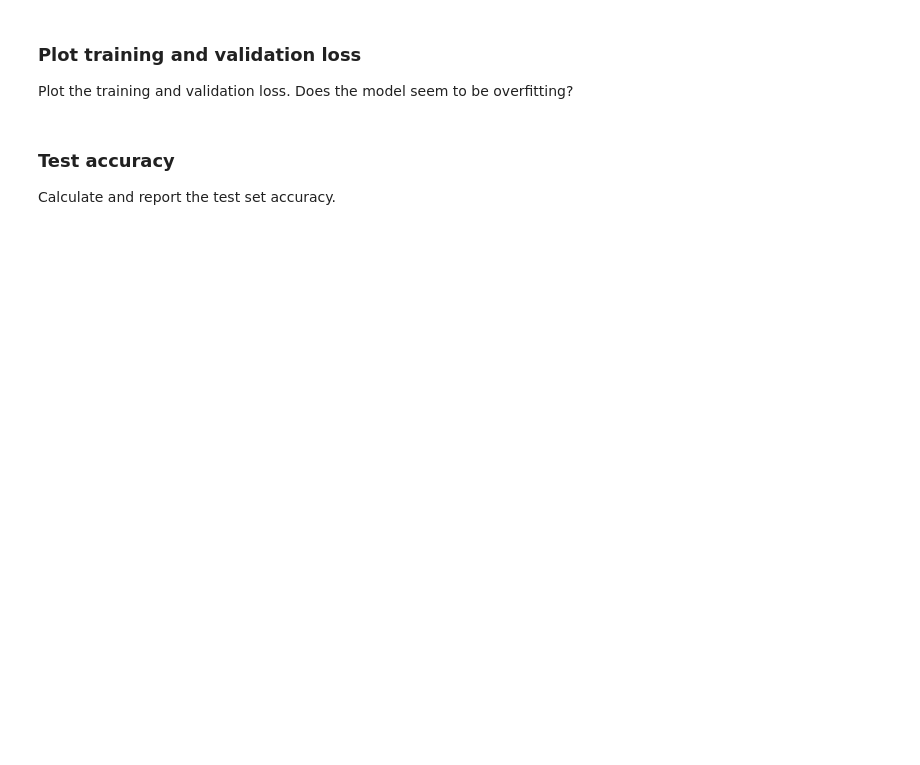
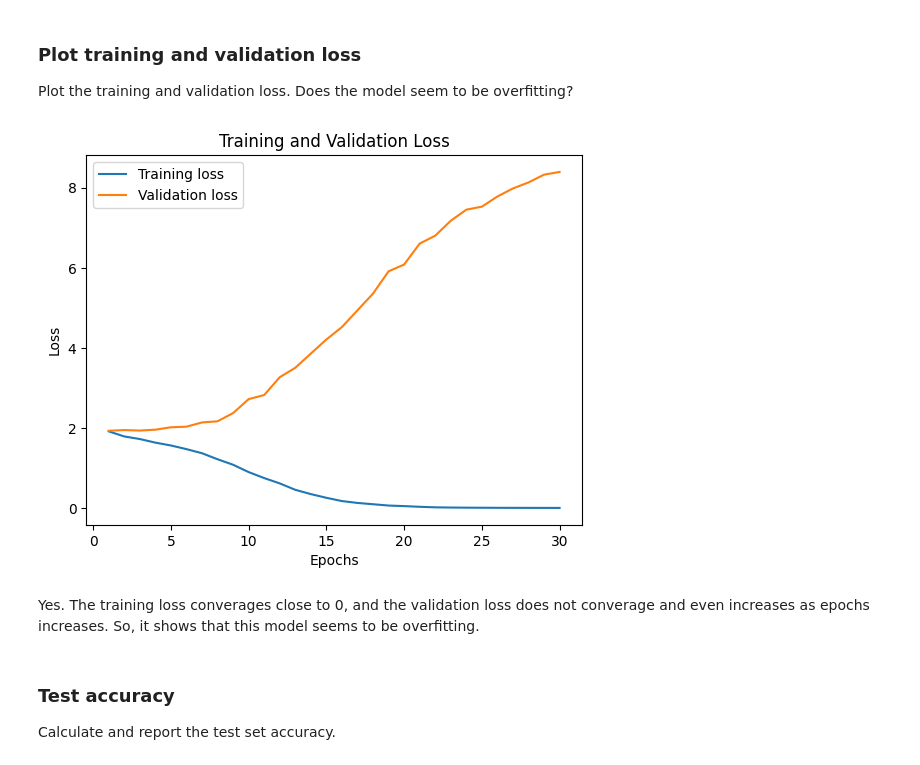
Before and after one commit to HQhanqiZHQ/DL_labs, a Jupyter notebook: ps2.ipynb, the cells around one changed output. Drawn from its saved outputs; the diff is of its cells as text; code cells hidden in the pictures; blank space fills up the shorter version.

Commit message:
update models and summary

```diff
--- a/ps2.ipynb
+++ b/ps2.ipynb
@@ -224,0 +223,24 @@ Be sure to choose appropriate numbers for the `steps_per_epoch` and `validation_
+# %%
+# Your code here
+# Define steps_per_epoch and validation_steps
+# Batch_size round up to the nearest integer
+steps_per_epoch = train_generator.samples // batch_size
+validation_steps = test_generator.samples // batch_size
+if train_generator.samples % batch_size != 0:
+    steps_per_epoch += 1
+if test_generator.samples % batch_size != 0:
+    validation_steps += 1
+
+tf.random.set_seed(42)
+# Compile the model
+model.compile(optimizer='adam',
+              loss='categorical_crossentropy',
+              metrics=['accuracy'])
+
+# Train the model
+history = model.fit(
+    train_generator,
+    steps_per_epoch=steps_per_epoch,
+    epochs=30,
+    validation_data=test_generator,
+    validation_steps=validation_steps)
@@ -230,3 +268,26 @@ Plot the training and validation loss. Does the model seem to be overfitting?
+# %%
+# Your code here
+import matplotlib.pyplot as plt
+
+# Extract the loss and validation loss
+train_loss = history.history['loss']
+val_loss = history.history['val_loss']
+
+# Extract the number of epochs
+epochs = range(1, len(train_loss) + 1)
+
+# Plot training and validation loss
+plt.plot(epochs, train_loss, label='Training loss')
+plt.plot(epochs, val_loss, label='Validation loss')
+plt.title('Training and Validation Loss')
+plt.xlabel('Epochs')
+plt.ylabel('Loss')
+plt.legend()
+plt.show()
+# %% [output]
+[figure, added]
+# %% [markdown]
+Yes. The training loss converages close to 0, and the validation loss does not converage and even increases as epochs increases. So, it shows that this model seems to be overfitting.
 # %% [markdown]
 ### Test accuracy
 Calculate and report the test set accuracy.
```
Also changed, not shown: parts of 28 cells of this notebook.
